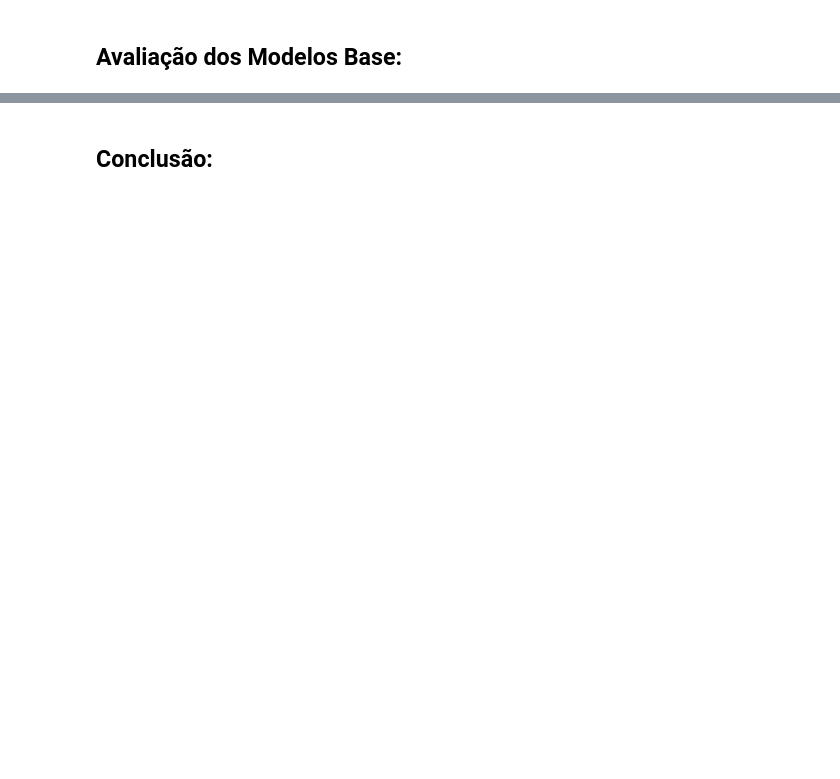
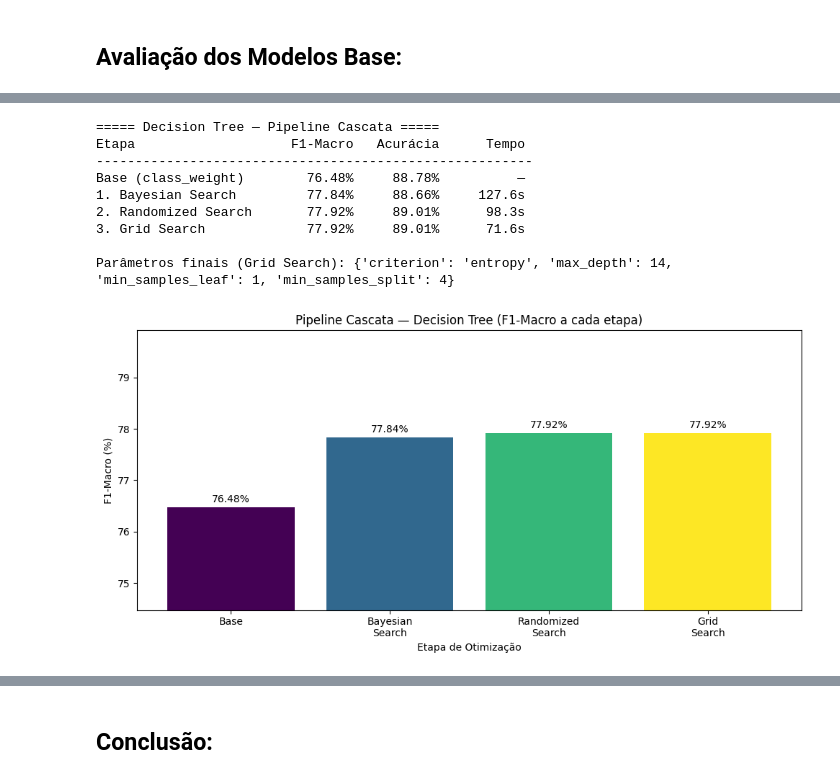
Before and after one commit to dutrapedro06/Machine-Learning, a Jupyter notebook: AV2/Classificacao/classificacao_Pedro_Dutra.ipynb, the cells around one changed output, grey strips where cells are left out. Saved outputs shown, nothing was run; the diff lists cells and outputs as text; code cells hidden in the pictures; blank space fills up the shorter version.

```diff
--- a/AV2/Classificacao/classificacao_Pedro_Dutra.ipynb
+++ b/AV2/Classificacao/classificacao_Pedro_Dutra.ipynb
@@ -1268,0 +1039,43 @@ nem sempre é necessário para obter bons resultados.
+# %%
+# Consolidando resultados do pipeline cascata — Decision Tree
+f1_base_dt = resultados_base['Decision Tree']['f1_macro']
+
+print('===== Decision Tree — Pipeline Cascata =====')
+print(f'{"Etapa":<22} {"F1-Macro":>10} {"Acurácia":>10} {"Tempo":>10}')
+print('-' * 56)
+print(f'{"Base (class_weight)":<22} {f1_base_dt*100:>9.2f}% {resultados_base["Decision Tree"]["acc"]*100:>9.2f}% {"—":>10}')
+print(f'{"1. Bayesian Search":<22} {f1_bayes_dt*100:>9.2f}% {acc_bayes_dt*100:>9.2f}% {tempo_bayes_dt:>9.1f}s')
+print(f'{"2. Randomized Search":<22} {f1_random_dt*100:>9.2f}% {acc_random_dt*100:>9.2f}% {tempo_random_dt:>9.1f}s')
+print(f'{"3. Grid Search":<22} {f1_grid_dt*100:>9.2f}% {acc_grid_dt*100:>9.2f}% {tempo_grid_dt:>9.1f}s')
+print()
+print('Parâmetros finais (Grid Search):', grid_dt.best_params_)
+
+# Gráfico
+etapas_dt = ['Base', 'Bayesian\nSearch', 'Randomized\nSearch', 'Grid\nSearch']
+f1s_dt    = [f1_base_dt*100, f1_bayes_dt*100, f1_random_dt*100, f1_grid_dt*100]
+
+plt.figure(figsize=(10, 5))
+bars = plt.bar(etapas_dt, f1s_dt, color=['#440154', '#31688e', '#35b779', '#fde725'])
+plt.title('Pipeline Cascata — Decision Tree (F1-Macro a cada etapa)')
+plt.xlabel('Etapa de Otimização')
+plt.ylabel('F1-Macro (%)')
+plt.ylim(min(f1s_dt) - 2, max(f1s_dt) + 2)
+for bar, val in zip(bars, f1s_dt):
+    plt.text(bar.get_x() + bar.get_width()/2, bar.get_height() + 0.05,
+             f'{val:.2f}%', ha='center', va='bottom', fontsize=10)
+plt.tight_layout()
+plt.show()
+
+# Salvando o melhor modelo DT
+melhor_modelo_dt = grid_dt.best_estimator_
+# %% [output]
+===== Decision Tree — Pipeline Cascata =====
+Etapa                    F1-Macro   Acurácia      Tempo
+--------------------------------------------------------
+Base (class_weight)        76.48%     88.78%          —
+1. Bayesian Search         77.84%     88.66%     127.6s
+2. Randomized Search       77.92%     89.01%      98.3s
+3. Grid Search             77.92%     89.01%      71.6s
+
+Parâmetros finais (Grid Search): {'criterion': 'entropy', 'max_depth': 14, 'min_samples_leaf': 1, 'min_samples_split': 4}
+[figure, added]
```
Also changed, not shown: parts of 55 cells of this notebook, 1 other file.
